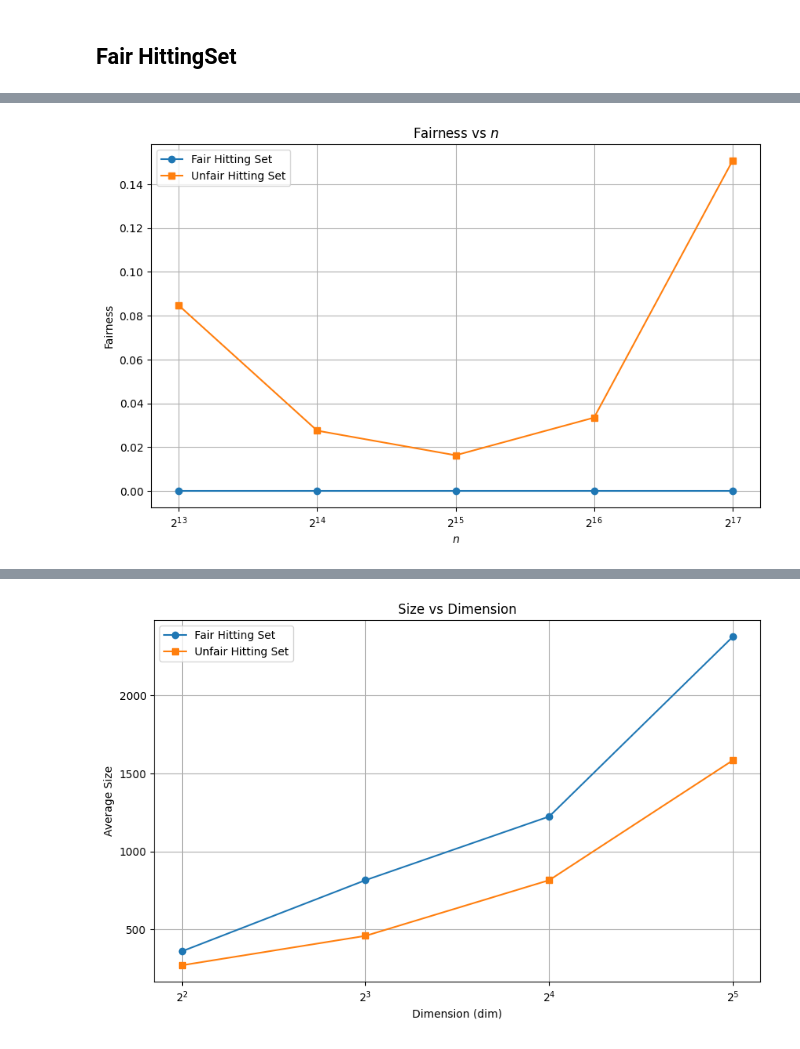
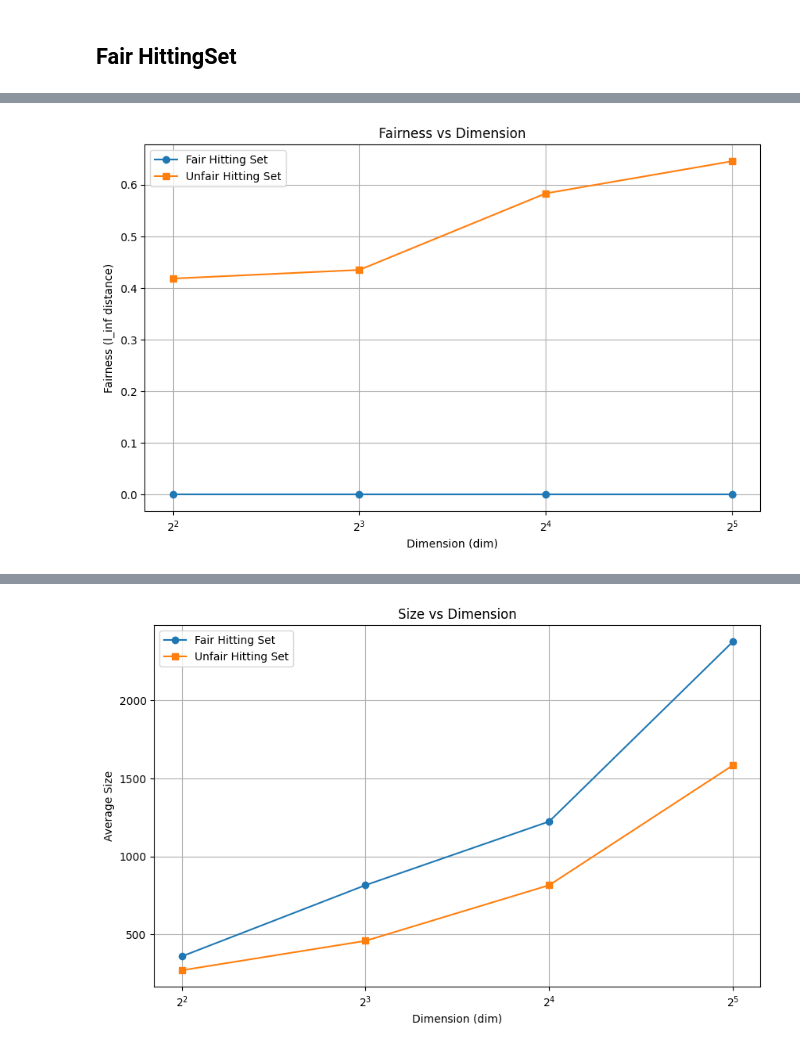
Before and after one commit to UIC-InDeXLab/FairNet, a Jupyter notebook: experiments/visualization_v1.ipynb, the cells around one changed output, grey strips where cells are left out. Cells and saved outputs as stored; diff of their text form; code cells hidden in the pictures.

```diff
--- a/experiments/visualization_v1.ipynb
+++ b/experiments/visualization_v1.ipynb
@@ -486,16 +521,28 @@ fair_hittingset_halfspace = fair_hittingset_halfspace[
     fair_hittingset_halfspace["ratios"].apply(lambda x: x == [0.5, 0.5])
 ]
 # %%
-fair_hittingset_rectangle["fairness"] = fair_hittingset_rectangle["ratios"].apply(
-    lambda ratios: normal_distance(np.array(ratios), np.array([0.5, 0.5]))
+fair_hittingset_rectangle["fairness_l2"] = fair_hittingset_rectangle["ratios"].apply(
+    lambda ratios: l2_dist(np.array(ratios), np.array([0.5, 0.5]))
 )
-fair_hittingset_halfspace["fairness"] = fair_hittingset_halfspace["ratios"].apply(
-    lambda ratios: normal_distance(np.array(ratios), np.array([0.5, 0.5]))
+fair_hittingset_rectangle["fairness_l_inf"] = fair_hittingset_rectangle["ratios"].apply(
+    lambda ratios: l_inf_dist(np.array(ratios), np.array([0.5, 0.5]))
 )
+fair_hittingset_halfspace["fairness_l2"] = fair_hittingset_halfspace["ratios"].apply(
+    lambda ratios: l2_dist(np.array(ratios), np.array([0.5, 0.5]))
+)
+fair_hittingset_halfspace["fairness_l_inf"] = fair_hittingset_halfspace["ratios"].apply(
+    lambda ratios: l_inf_dist(np.array(ratios), np.array([0.5, 0.5]))
+)
 # %%
-unfair_hittingset_rectangle["fairness"] = unfair_hittingset_rectangle.apply(
-    lambda row: normal_distance(np.array([0.5, 0.5]), np.array([row["red_points"], row["blue_points"]])), axis=1
+unfair_hittingset_rectangle["fairness_l2"] = unfair_hittingset_rectangle.apply(
+    lambda row: l2_dist(np.array([0.5, 0.5]), np.array([row["red_points"], row["blue_points"]])), axis=1
 )
-unfair_hittingset_halfspace["fairness"] = unfair_hittingset_halfspace.apply(
-    lambda row: normal_distance(np.array([0.5, 0.5]), np.array([row["red_points"], row["blue_points"]])), axis=1
+unfair_hittingset_halfspace["fairness_l2"] = unfair_hittingset_halfspace.apply(
+    lambda row: l2_dist(np.array([0.5, 0.5]), np.array([row["red_points"], row["blue_points"]])), axis=1
 )
+unfair_hittingset_rectangle["fairness_l_inf"] = unfair_hittingset_rectangle.apply(
+    lambda row: l_inf_dist(np.array([0.5, 0.5]), np.array([row["red_points"], row["blue_points"]])), axis=1
+)
+unfair_hittingset_halfspace["fairness_l_inf"] = unfair_hittingset_halfspace.apply(
+    lambda row: l_inf_dist(np.array([0.5, 0.5]), np.array([row["red_points"], row["blue_points"]])), axis=1
+)
@@ -502,20 +565,20 @@ unfair_hittingset_halfspace["fairness"] = unfair_hittingset_halfspace.apply(
 # %%
-# Group by 'n' and calculate the mean fairness for each dataset
-fair_fairness_by_n = fair_hittingset_rectangle.groupby("n")["fairness"].mean()
-unfair_fairness_by_n = unfair_hittingset_rectangle.groupby("n")["fairness"].mean()
+# Group by 'dim' and calculate the mean fairness for each dataset
+fair_fairness_by_dim = fair_hittingset_halfspace.groupby("dim")["fairness_l_inf"].mean()
+unfair_fairness_by_dim = unfair_hittingset_halfspace.groupby("dim")["fairness_l_inf"].mean()
 
 # Plot the results
 plt.figure(figsize=(10, 6))
-plt.plot(fair_fairness_by_n.index, fair_fairness_by_n.values, label="Fair Hitting Set", marker='o')
-plt.plot(unfair_fairness_by_n.index, unfair_fairness_by_n.values, label="Unfair Hitting Set", marker='s')
+plt.plot(fair_fairness_by_dim.index, fair_fairness_by_dim.values, label="Fair Hitting Set", marker='o')
+plt.plot(unfair_fairness_by_dim.index, unfair_fairness_by_dim.values, label="Unfair Hitting Set", marker='s')
 
 # Add labels, title, and legend
-plt.xlabel("$n$")
-plt.ylabel("Fairness")
-plt.title("Fairness vs $n$")
+plt.xlabel("Dimension (dim)")
+plt.ylabel("Fairness (l_inf distance)")
+plt.title("Fairness vs Dimension")
 plt.xscale("log", base=2)  # Set x-axis to log scale
 plt.legend()
 plt.grid(True)
 plt.show()
 # %% [output]
-[figure, old version]
+[figure, new version]
```
Also changed, not shown: parts of 41 cells of this notebook, 5 other files.
